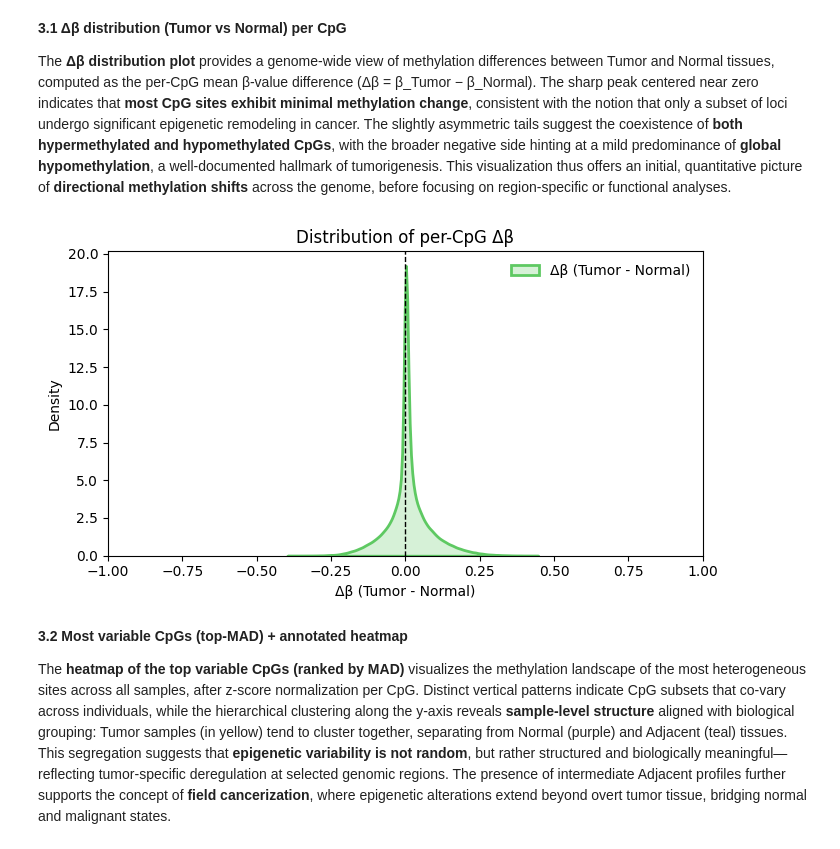
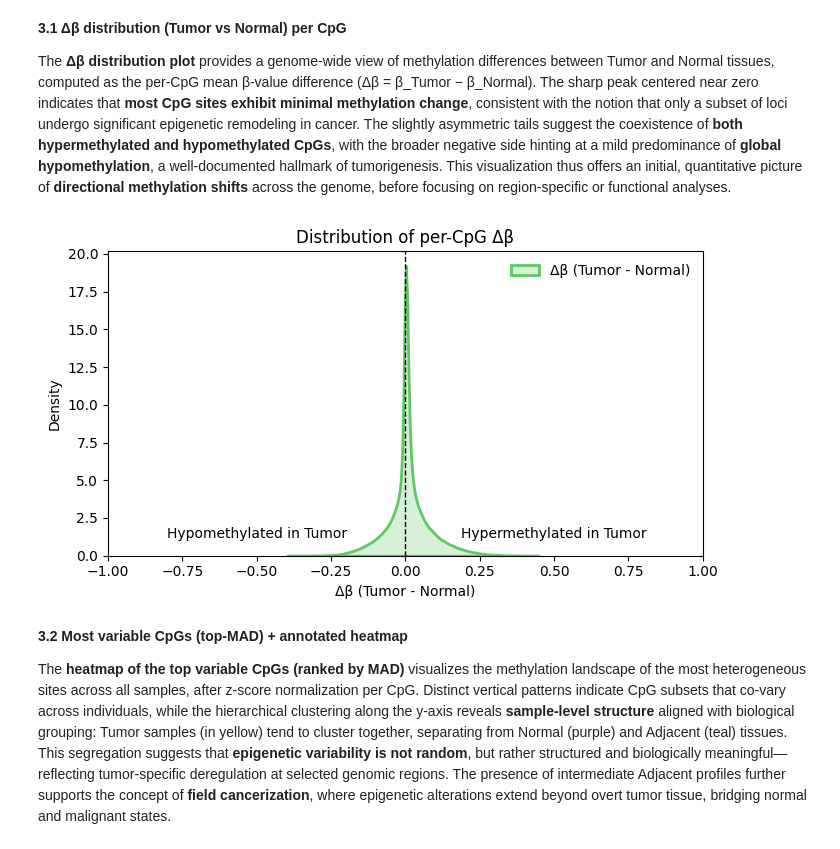
Before and after one commit to elisabettaroviera/THESIS, a Jupyter notebook: 01 - Notebook/01-data-exploration.ipynb, the cells around one changed output. Drawn from its saved outputs; the diff is of its cells as text; code cells hidden in the pictures.

```diff
--- a/01 - Notebook/01-data-exploration.ipynb
+++ b/01 - Notebook/01-data-exploration.ipynb
@@ -434,11 +436,6 @@ BETA = raw_dataset.drop(columns=['label']).apply(pd.to_numeric, errors='coerce')
 # Coerce labels to integers {0,1,2} then map to names
 label_raw = pd.to_numeric(raw_dataset['label'], errors='coerce')  # handles '0','1','2','0.0',...
 LABEL = label_raw.astype('Int64').map({0:'Normal', 1:'Adjacent', 2:'Tumor'})
-
-# Keep only rows (samples) with a valid label and at least one numeric value
-mask_rows = LABEL.notna() & BETA.notna().any(axis=1)
-BETA  = BETA.loc[mask_rows]
-LABEL = LABEL.loc[mask_rows]
 
 # Per-sample summaries
 mean_beta = BETA.mean(axis=1)
@@ -468,5 +465,6 @@ plt.ylabel("Per-sample mean β")
 plt.xlabel("")
 plt.title("Global methylation level by group")
 plt.tight_layout()
+plt.savefig("plot_1_4_Per_sample_summary_mean_β_and_IQR_β_by_group.png", dpi=300, bbox_inches="tight")
 plt.show()
 # %% [output]
@@ -614,12 +613,6 @@ This plot thus helps **prioritize CpG loci with heterogeneous methylation profil
 # %%
 # 2.3 Boxplots of top-10 CpGs with the highest number of outliers
 warnings.filterwarnings('ignore')
-
-# Remove label column
-BETA = raw_dataset.drop(columns=['label'])
-
-# Compute IQR-based outlier mask
-outliers = (BETA < (Q1 - 3 * IQR)) | (BETA > (Q3 + 3 * IQR))
 
 # Select top 10 CpGs with most outlier samples
 outlier_counts = outliers.sum().sort_values(ascending=False)
@@ -636,7 +629,6 @@ sns.boxplot(
     palette=sns.color_palette("viridis", n_colors=len(top_cpgs))
 )
 
-# Aesthetic details
 plt.xticks(rotation=45, ha='right')
 plt.ylabel("β-value")
 plt.xlabel("")
@@ -644,6 +636,7 @@ plt.title("Boxplots of top 10 CpGs with most methylation outliers")
 plt.grid(axis='y', alpha=0.3)
 sns.despine()
 plt.tight_layout()
+plt.savefig("plot_2_3_Boxplots_of_top_10_CpGs_with_the_highest_number_of_outliers.png", dpi=300, bbox_inches="tight")
 plt.show()
 # %% [output]
 [figure]
@@ -662,9 +655,6 @@ This pattern is consistent with the concept of **localized epigenetic instabilit
 # %%
 # 2.4 Volcano-like plot of CpG outliers (robust Z vs p-value)
 warnings.filterwarnings('ignore')
-
-# Remove label column
-BETA = raw_dataset.drop(columns=['label'])
 
 # Median and MAD per CpG (column-wise)
 median = BETA.median(axis=0)
@@ -691,13 +681,13 @@ sns.scatterplot(
     edgecolor='none'
 )
 
-# Axes labels and styling
 plt.xlabel("Max |Z-score| per CpG")
 plt.ylabel("-log10(p-value)")
 plt.title("Volcano-like plot of CpG methylation outliers")
 plt.grid(alpha=0.3)
 sns.despine()
 plt.tight_layout()
+plt.savefig("plot_2_4_Volcano_like_plot_of_CpG_outliers.png", dpi=300, bbox_inches="tight")
 plt.show()
 # %% [output]
 [figure]
@@ -720,32 +718,46 @@ This visualization thus offers an initial, quantitative picture of **directional
 # %%
 # 3.1 Δβ distribution (Tumor vs Normal) per CpG
 warnings.filterwarnings('ignore')
 
 # Per-CpG group means across samples (row-wise aggregation)
 tum = BETA[LABEL == 'Tumor'].mean(axis=0)    # mean β per CpG in Tumor
 nor = BETA[LABEL == 'Normal'].mean(axis=0)   # mean β per CpG in Normal
 
 # Δβ for each CpG (Tumor - Normal)
 delta = tum - nor  # pandas Series indexed by CpG
 
 # Plot KDE of Δβ with viridis
 plt.figure(figsize=(7,4))
-sns.kdeplot(delta.dropna(), linewidth=2, fill=True, alpha=0.25,
-            color=sns.color_palette("viridis", n_colors=3)[-1], label="Δβ (Tumor - Normal)")
+sns.kdeplot(
+    delta.dropna(),
+    linewidth=2, fill=True, alpha=0.25,
+    color=sns.color_palette("viridis", n_colors=3)[-1],
+    label="Δβ (Tumor - Normal)"
+)
 
 # Zero reference line and limits
 plt.axvline(0, linestyle="--", linewidth=1, color='black')
 plt.xlim(-1, 1)
-
-# Labels and title
 plt.xlabel("Δβ (Tumor - Normal)")
 plt.ylabel("Density")
 plt.title("Distribution of per-CpG Δβ")
+
+# Add region labels INSIDE the plot, just above the x-axis
+y_min, y_max = plt.ylim()
+y_pos = y_min + (y_max - y_min) * 0.05  # 5% above the bottom of the plot
+
+plt.text(-0.5, y_pos, "Hypomethylated in Tumor",
+         fontsize=10, color="black", ha="center", va="bottom")
+plt.text(0.5, y_pos, "Hypermethylated in Tumor",
+         fontsize=10, color="black", ha="center", va="bottom")
+
+# Legend and layout
 plt.legend(frameon=False)
 plt.tight_layout()
+plt.savefig("plot_3_1_Δβ_distribution_Tumor_vs_Normal_per_CpG.png", dpi=300, bbox_inches="tight")
 plt.show()
 # %% [output]
-[figure, old version]
+[figure, new version]
 # %% [markdown]
 **3.2 Most variable CpGs (top-MAD) + annotated heatmap**
 
```
Also changed, not shown: parts of 18 cells of this notebook.
